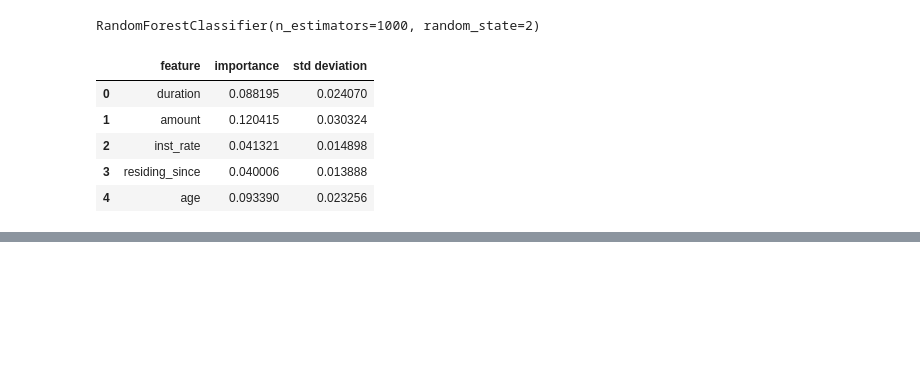
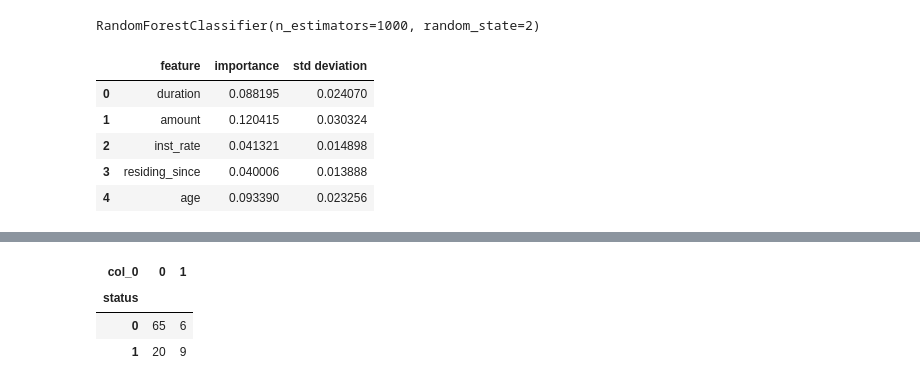
Before and after one commit to chakane0/nn-credit-data, a Jupyter notebook: Source-Files/gcc.ipynb, the cells around one changed output, grey strips where cells are left out. Drawn from its saved outputs; the diff is of its cells as text; code cells hidden in the pictures; blank space fills up the shorter version.

```diff
--- a/Source-Files/gcc.ipynb
+++ b/Source-Files/gcc.ipynb
@@ -180,0 +212,7 @@ NameError: name 'target' is not defined
+# %%
+pd.crosstab(y_test, y_predict_knn)
+# %% [output]
+| col_0 | 0 | 1 |
+| status |  |  |
+| 0 | 65 | 6 |
+| 1 | 20 | 9 |
```
Also changed, not shown: parts of 6 cells of this notebook.
